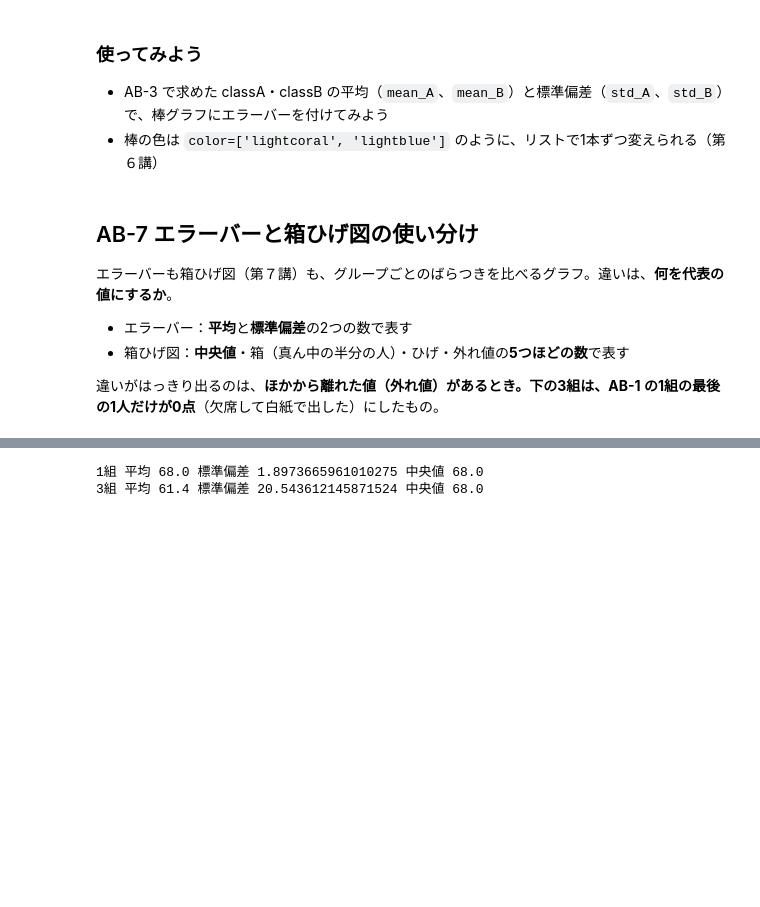
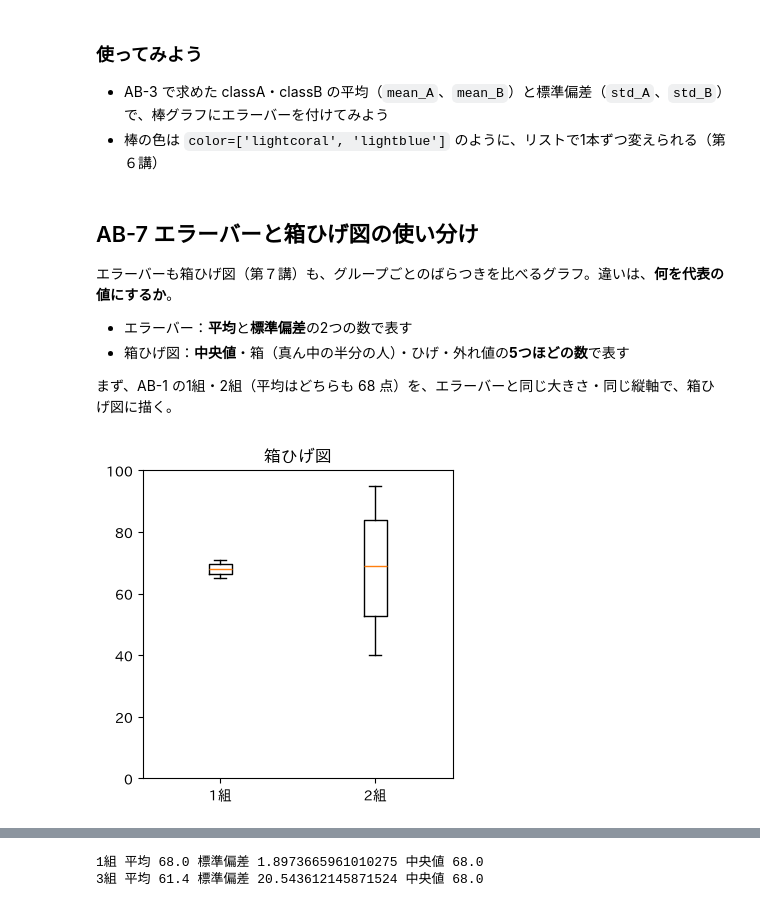
Before and after one commit to CreativeStudies-NGT/lectures, a Jupyter notebook: dsa/DSA2026_第９講_ヒストグラム_エラーバー.ipynb, the cells around one changed output, grey strips where cells are left out. Cells and saved outputs as stored; diff of their text form; code cells hidden in the pictures; blank space fills up the shorter version.

Commit message:
Add boxplot of AB-1 data to errorbar comparison in DSA2026 lecture 9 notebook
Co-Authored-By: Claude Opus 5.5 <noreply@anthropic.com>

```diff
--- a/dsa/DSA2026_第９講_ヒストグラム_エラーバー.ipynb
+++ b/dsa/DSA2026_第９講_ヒストグラム_エラーバー.ipynb
@@ -565,4 +565,12 @@ plt.show()
 - エラーバー：**平均**と**標準偏差**の2つの数で表す
 - 箱ひげ図：**中央値**・箱（真ん中の半分の人）・ひげ・外れ値の**5つほどの数**で表す
 
-違いがはっきり出るのは、**ほかから離れた値（外れ値）**があるとき。下の3組は、AB-1 の1組の最後の1人だけが**0点**（欠席して白紙で出した）にしたもの。
+まず、AB-1 の1組・2組（平均はどちらも 68 点）を、エラーバーと同じ大きさ・同じ縦軸で、箱ひげ図に描く。
+# %%
+plt.figure(figsize=(4, 4))
+plt.boxplot([group1, group2], tick_labels=['1組', '2組'])
+plt.ylim(0, 100)
+plt.title('箱ひげ図')
+plt.show()
+# %% [output]
+[figure, added]
```
Also changed, not shown: parts of 1 cell of this notebook.
